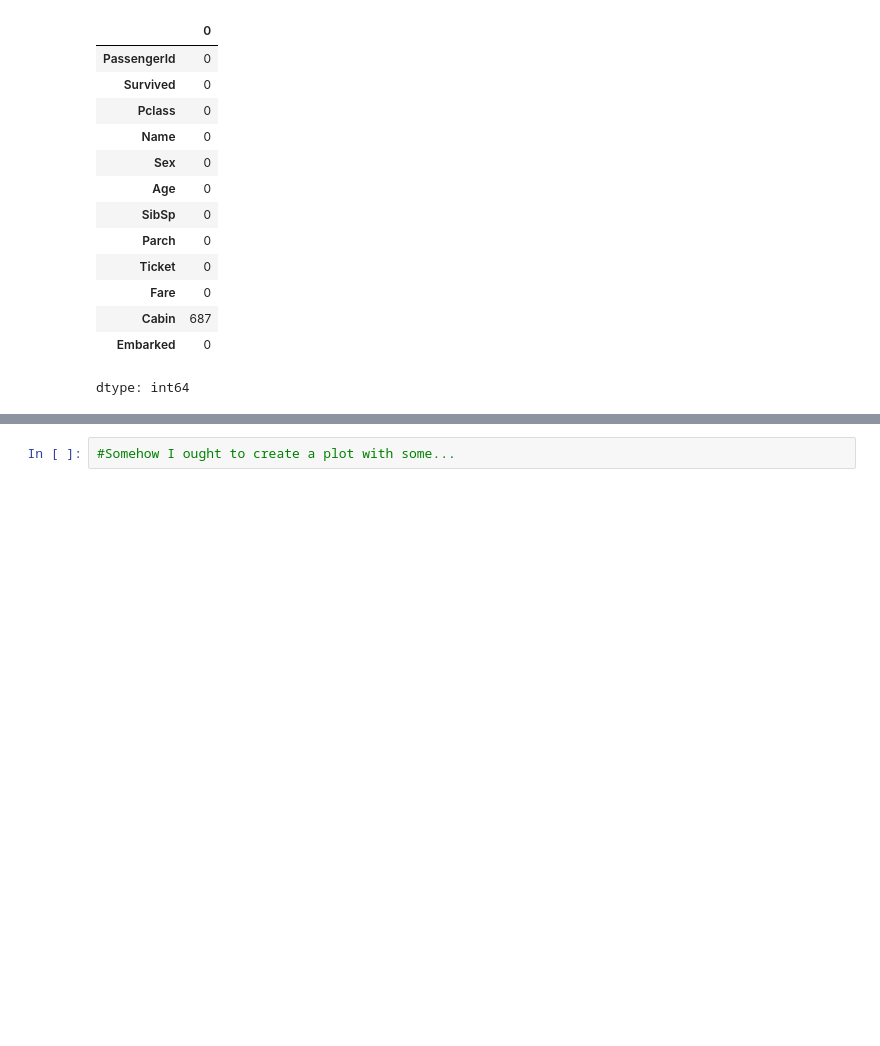
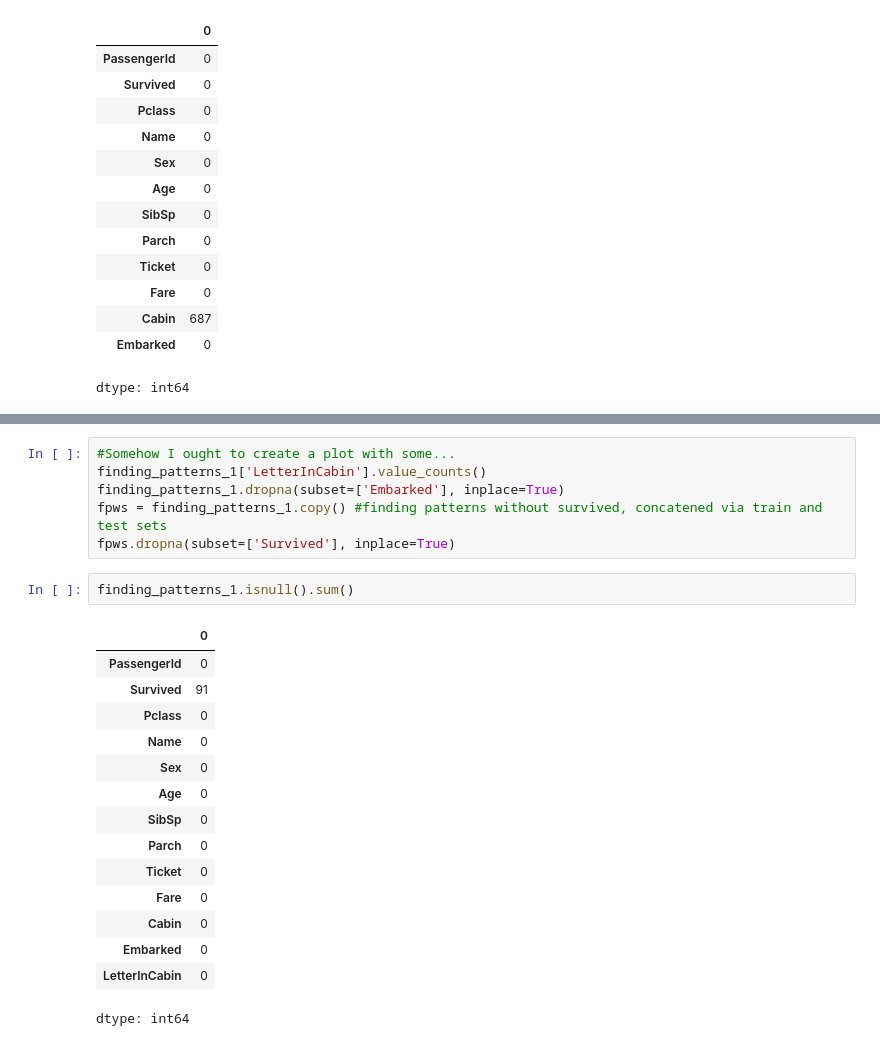
Before and after one commit to LozinskiMatthew/Titanic-DL-Kaggle_Competition, a Jupyter notebook: KaggleTitanic.ipynb, the cells around one changed output, grey strips where cells are left out. Saved outputs shown, nothing was run; the diff lists cells and outputs as text; blank space fills up the shorter version.

```diff
--- a/KaggleTitanic.ipynb
+++ b/KaggleTitanic.ipynb
@@ -252,2 +252,24 @@ dtype: int64
-# %%
-#Somehow I ought to create a plot with some...
+# %%
+#Somehow I ought to create a plot with some...
+finding_patterns_1['LetterInCabin'].value_counts()
+finding_patterns_1.dropna(subset=['Embarked'], inplace=True)
+fpws = finding_patterns_1.copy() #finding patterns without survived, concatened via train and test sets
+fpws.dropna(subset=['Survived'], inplace=True)
+# %%
+finding_patterns_1.isnull().sum()
+# %% [output]
+|  | 0 |
+| PassengerId | 0 |
+| Survived | 91 |
+| Pclass | 0 |
+| Name | 0 |
+| Sex | 0 |
+| Age | 0 |
+| SibSp | 0 |
+| Parch | 0 |
+| Ticket | 0 |
+| Fare | 0 |
+| Cabin | 0 |
+| Embarked | 0 |
+| LetterInCabin | 0 |
+dtype: int64
```
Also changed, not shown: parts of 6 cells of this notebook.
